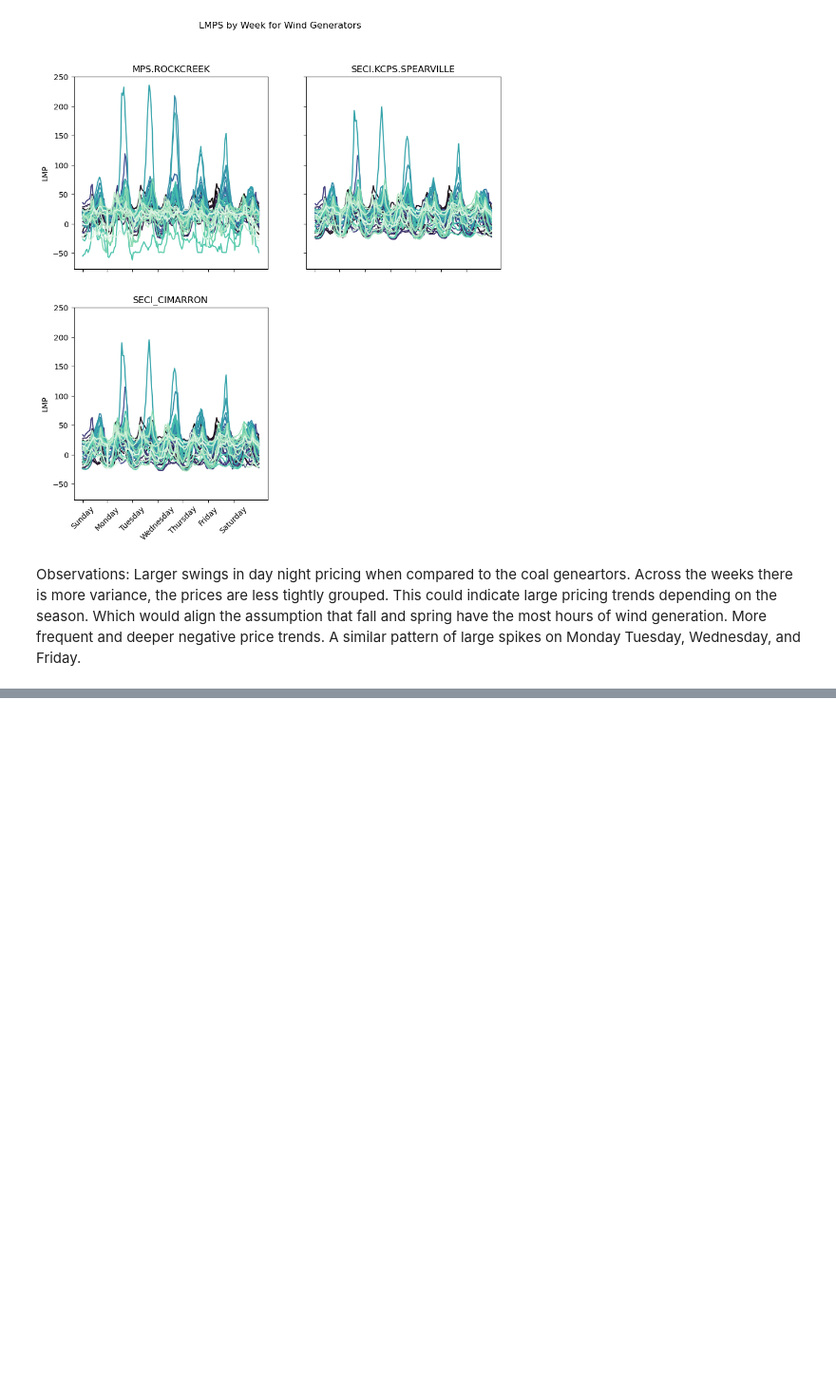
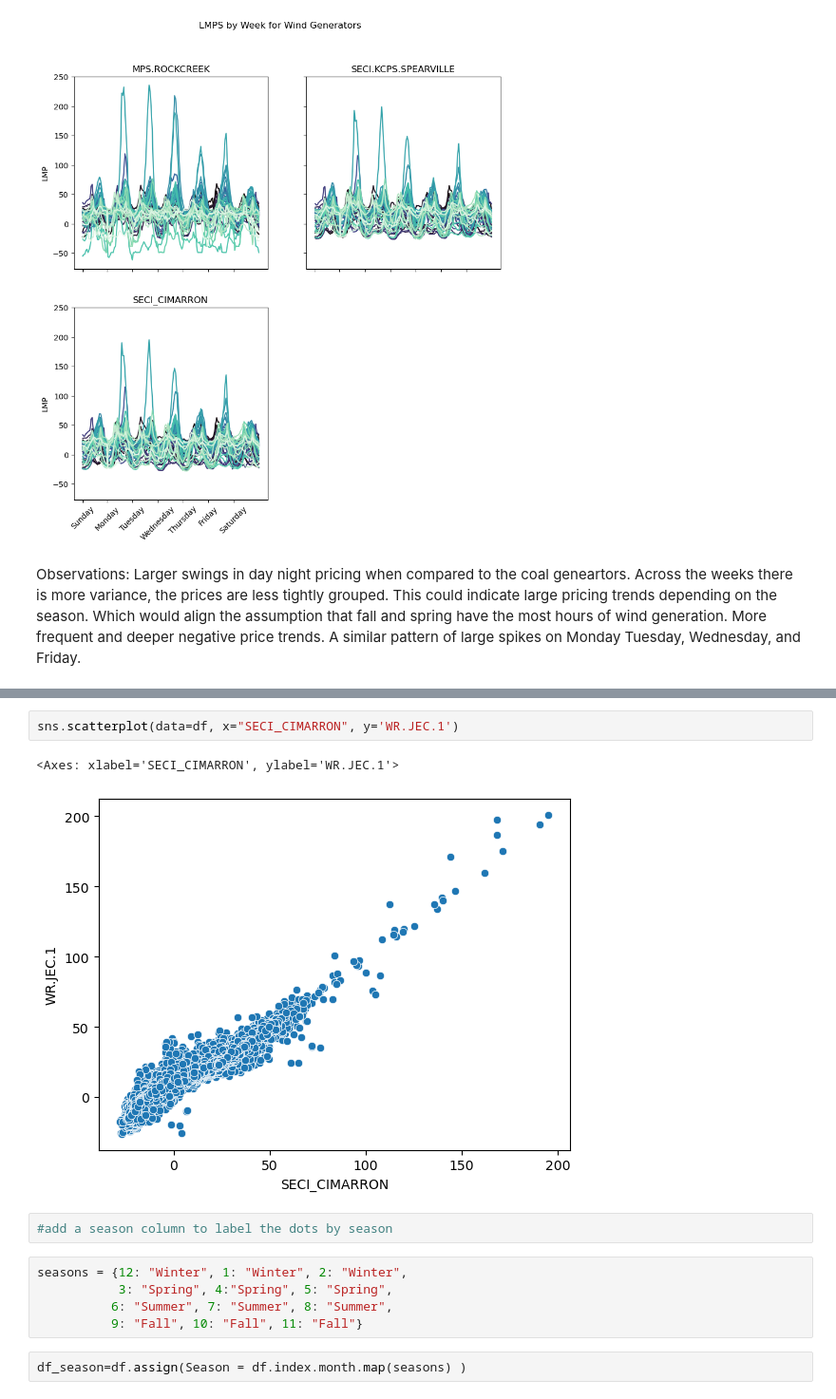
Before and after one commit to maxwellgriffith345/SPPPrices, a Jupyter notebook: SPPPriceSandBox.ipynb, the cells around one changed output, grey strips where cells are left out. Shown at 95% size. Cells and saved outputs as stored; diff of their text form; blank space fills up the shorter version.

Commit message:
Add files via upload
added scatter plot and lag plots

```diff
--- a/SPPPriceSandBox.ipynb
+++ b/SPPPriceSandBox.ipynb
@@ -295,0 +312,14 @@ Observations: Larger swings in day night pricing when compared to the coal genea
+# %%
+sns.scatterplot(data=df, x="SECI_CIMARRON", y='WR.JEC.1')
+# %% [output]
+<Axes: xlabel='SECI_CIMARRON', ylabel='WR.JEC.1'>
+[figure, added]
+# %%
+#add a season column to label the dots by season
+# %%
+seasons = {12: "Winter", 1: "Winter", 2: "Winter",
+           3: "Spring", 4:"Spring", 5: "Spring",
+          6: "Summer", 7: "Summer", 8: "Summer",
+          9: "Fall", 10: "Fall", 11: "Fall"}
+# %%
+df_season=df.assign(Season = df.index.month.map(seasons) )
```
Also changed, not shown: parts of 10 cells of this notebook.
